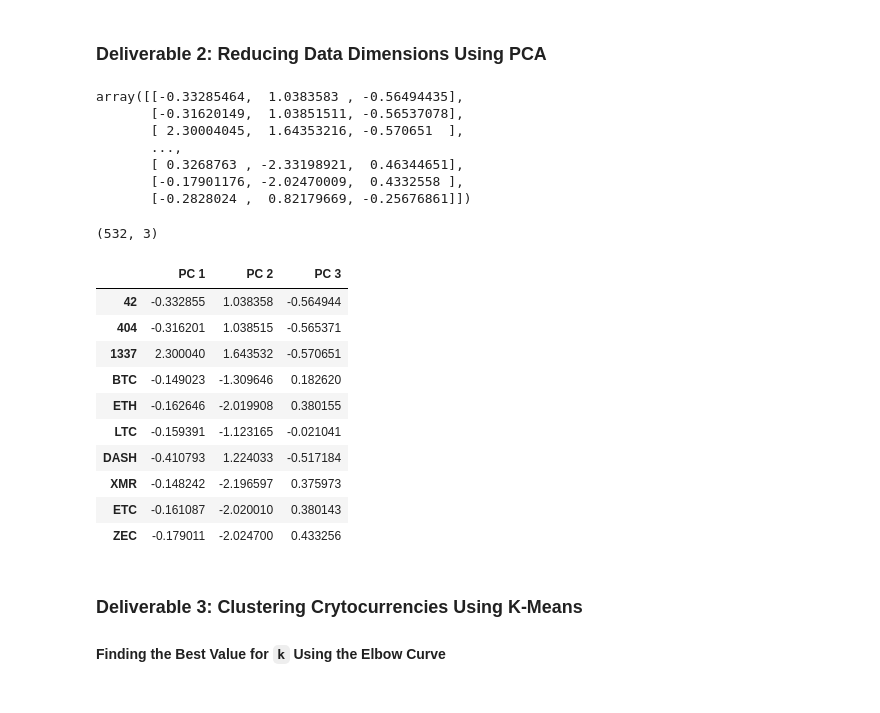
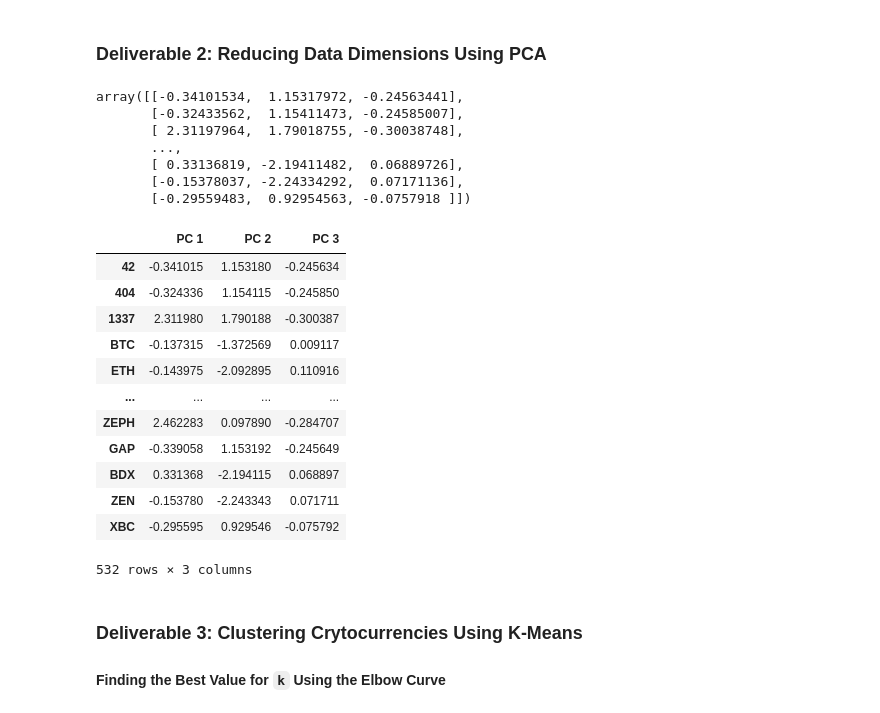
Before and after one commit to Aceofhearts1/Cryptocurrencies, a Jupyter notebook: crypto_clustering.ipynb, the cells around one changed output. Cells and saved outputs as stored; diff of their text form; code cells hidden in the pictures.

Commit message:
Reduced data dimensions using PCA

```diff
--- a/crypto_clustering.ipynb
+++ b/crypto_clustering.ipynb
@@ -227,31 +227,39 @@ array([[-0.11710817, -0.1528703 , -0.0433963 , ..., -0.0433963 ,
 ### Deliverable 2: Reducing Data Dimensions Using PCA
 # %%
 # Using PCA to reduce dimension to three principal components.
-# YOUR CODE HERE
+pca = PCA(n_components=3)
+
+crypto_pca = pca.fit_transform(X_scaled)
+crypto_pca
 # %% [output]
-array([[-0.33285464,  1.0383583 , -0.56494435],
-       [-0.31620149,  1.03851511, -0.56537078],
-       [ 2.30004045,  1.64353216, -0.570651  ],
+array([[-0.34101534,  1.15317972, -0.24563441],
+       [-0.32433562,  1.15411473, -0.24585007],
+       [ 2.31197964,  1.79018755, -0.30038748],
        ...,
-       [ 0.3268763 , -2.33198921,  0.46344651],
-       [-0.17901176, -2.02470009,  0.4332558 ],
-       [-0.2828024 ,  0.82179669, -0.25676861]])
+       [ 0.33136819, -2.19411482,  0.06889726],
+       [-0.15378037, -2.24334292,  0.07171136],
+       [-0.29559483,  0.92954563, -0.0757918 ]])
 # %%
 # Create a DataFrame with the three principal components.
-# YOUR CODE HERE
+pca_df = pd.DataFrame(
+    data=crypto_pca,
+    columns=['PC 1','PC 2','PC 3'],
+    index=X.index)
+pca_df
 # %% [output]
+|  | PC 1 | PC 2 | PC 3 |
+| 42 | -0.341015 | 1.153180 | -0.245634 |
+| 404 | -0.324336 | 1.154115 | -0.245850 |
+| 1337 | 2.311980 | 1.790188 | -0.300387 |
+| BTC | -0.137315 | -1.372569 | 0.009117 |
+| ETH | -0.143975 | -2.092895 | 0.110916 |
+| ... | ... | ... | ... |
+| ZEPH | 2.462283 | 0.097890 | -0.284707 |
+| GAP | -0.339058 | 1.153192 | -0.245649 |
+| BDX | 0.331368 | -2.194115 | 0.068897 |
+| ZEN | -0.153780 | -2.243343 | 0.071711 |
+| XBC | -0.295595 | 0.929546 | -0.075792 |
-(532, 3)
+532 rows × 3 columns
-|  | PC 1 | PC 2 | PC 3 |
-| 42 | -0.332855 | 1.038358 | -0.564944 |
-| 404 | -0.316201 | 1.038515 | -0.565371 |
-| 1337 | 2.300040 | 1.643532 | -0.570651 |
-| BTC | -0.149023 | -1.309646 | 0.182620 |
-| ETH | -0.162646 | -2.019908 | 0.380155 |
-| LTC | -0.159391 | -1.123165 | -0.021041 |
-| DASH | -0.410793 | 1.224033 | -0.517184 |
-| XMR | -0.148242 | -2.196597 | 0.375973 |
-| ETC | -0.161087 | -2.020010 | 0.380143 |
-| ZEC | -0.179011 | -2.024700 | 0.433256 |
 # %% [markdown]
 ### Deliverable 3: Clustering Crytocurrencies Using K-Means
 
```
Also changed, not shown: 8 other files.
